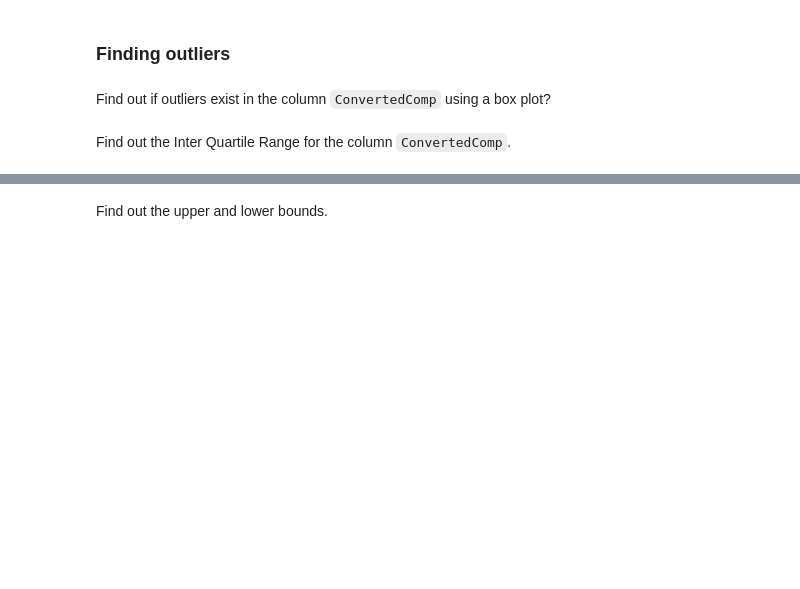
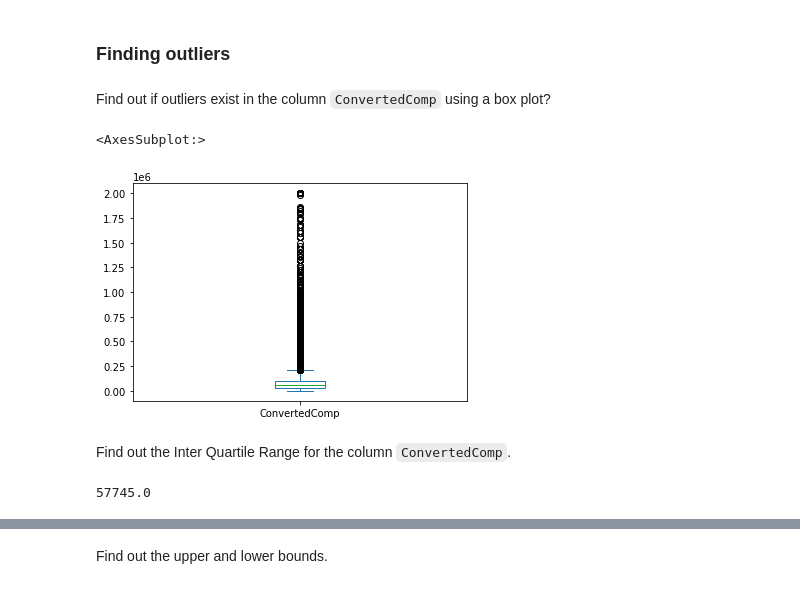
Before and after one commit to mittelalter/TIL, a Jupyter notebook: IBM_Data_Analytics/final/EDA.ipynb, the cells around one changed output, grey strips where cells are left out. Saved outputs shown, nothing was run; the diff lists cells and outputs as text; code cells hidden in the pictures; blank space fills up the shorter version.

```diff
--- a/IBM_Data_Analytics/final/EDA.ipynb
+++ b/IBM_Data_Analytics/final/EDA.ipynb
@@ -87,7 +127,15 @@ Plot a histogram of the column `Age`.
 Find out if outliers exist in the column `ConvertedComp` using a box plot?
 # %%
 # your code goes here
+df['ConvertedComp'].plot(kind='box')
+# %% [output]
+<AxesSubplot:>
+[figure, added]
 # %% [markdown]
 Find out the Inter Quartile Range for the column `ConvertedComp`.
+# %%
+df['ConvertedComp'].median()
+# %% [output]
+57745.0
 # %%
 # your code goes here
```
Also changed, not shown: parts of 13 cells of this notebook, 1 other file.
